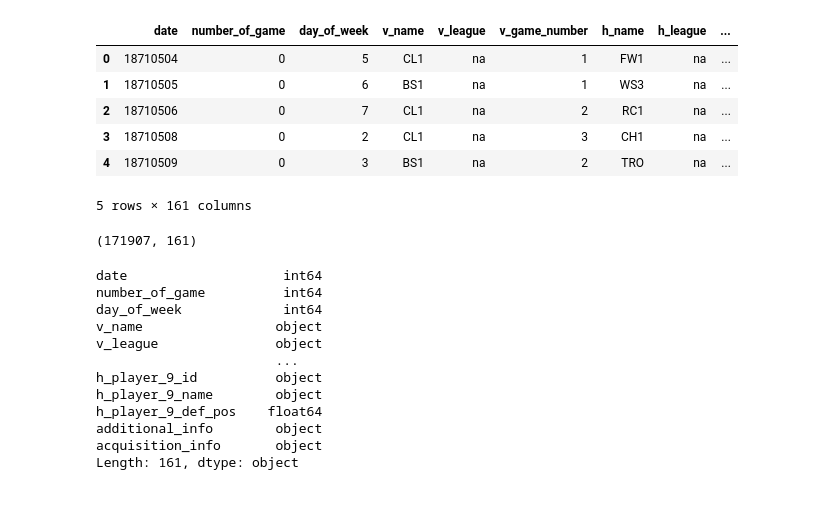
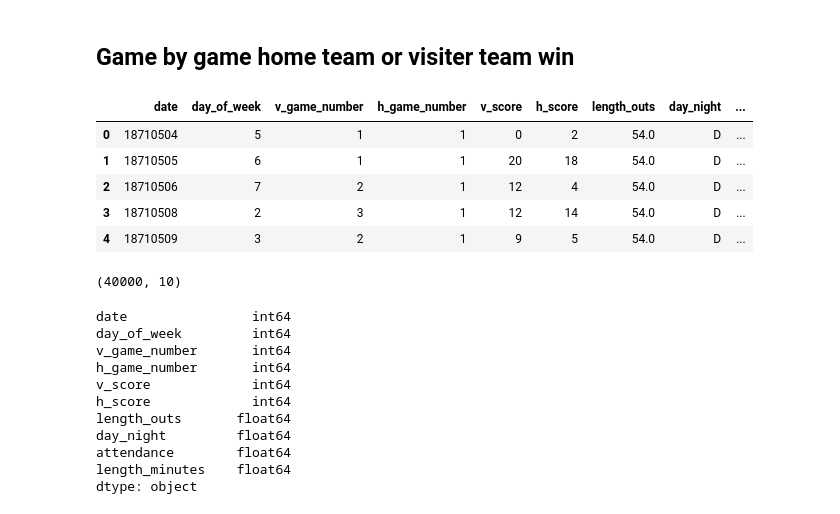
Before and after one commit to georgetown-analytics/MLB, a Jupyter notebook: ML_Wrangling.ipynb, the cells around one changed output. Saved outputs shown, nothing was run; the diff lists cells and outputs as text; code cells hidden in the pictures.

```diff
--- a/ML_Wrangling.ipynb
+++ b/ML_Wrangling.ipynb
@@ -15,29 +6,37 @@ df = mainData.copy()
+# %% [markdown]
+## Game  by game home team or visiter team win
+# %%
+mainData = pd.read_csv(
+    os.path.join("game_logs.csv"),
+    nrows=40000 # just taking the first 10k rows for efficiency
+)
+# %%
+df = mainData[['date', 'day_of_week','v_game_number','h_game_number', 'v_score','h_score','length_outs','day_night',
+'attendance','length_minutes']].copy()
 # %%
-mainData.head()
+df.head()
 # %% [output]
-|  | date | number_of_game | day_of_week | v_name | v_league | v_game_number | h_name | h_league | ... |
-| 0 | 18710504 | 0 | 5 | CL1 | na | 1 | FW1 | na | ... |
-| 1 | 18710505 | 0 | 6 | BS1 | na | 1 | WS3 | na | ... |
-| 2 | 18710506 | 0 | 7 | CL1 | na | 2 | RC1 | na | ... |
-| 3 | 18710508 | 0 | 2 | CL1 | na | 3 | CH1 | na | ... |
-| 4 | 18710509 | 0 | 3 | BS1 | na | 2 | TRO | na | ... |
+|  | date | day_of_week | v_game_number | h_game_number | v_score | h_score | length_outs | day_night | ... |
+| 0 | 18710504 | 5 | 1 | 1 | 0 | 2 | 54.0 | D | ... |
+| 1 | 18710505 | 6 | 1 | 1 | 20 | 18 | 54.0 | D | ... |
+| 2 | 18710506 | 7 | 2 | 1 | 12 | 4 | 54.0 | D | ... |
+| 3 | 18710508 | 2 | 3 | 1 | 12 | 14 | 54.0 | D | ... |
+| 4 | 18710509 | 3 | 2 | 1 | 9 | 5 | 54.0 | D | ... |
-5 rows × 161 columns
 # %%
-mainData.shape
+df.shape
 # %% [output]
-(171907, 161)
+(40000, 10)
 # %%
 df.dtypes
 # %% [output]
-date                    int64
-number_of_game          int64
-day_of_week             int64
-v_name                 object
-v_league               object
-                       ...
-h_player_9_id          object
-h_player_9_name        object
-h_player_9_def_pos    float64
-additional_info        object
-acquisition_info       object
-Length: 161, dtype: object
+date                int64
+day_of_week         int64
+v_game_number       int64
+h_game_number       int64
+v_score             int64
+h_score             int64
+length_outs       float64
+day_night         float64
+attendance        float64
+length_minutes    float64
+dtype: object
```
Also changed, not shown: parts of 41 cells of this notebook.
